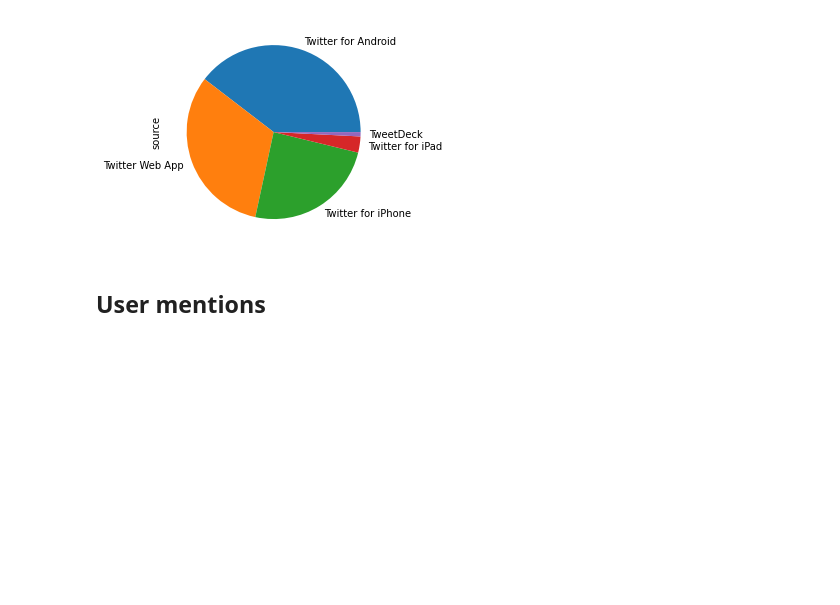
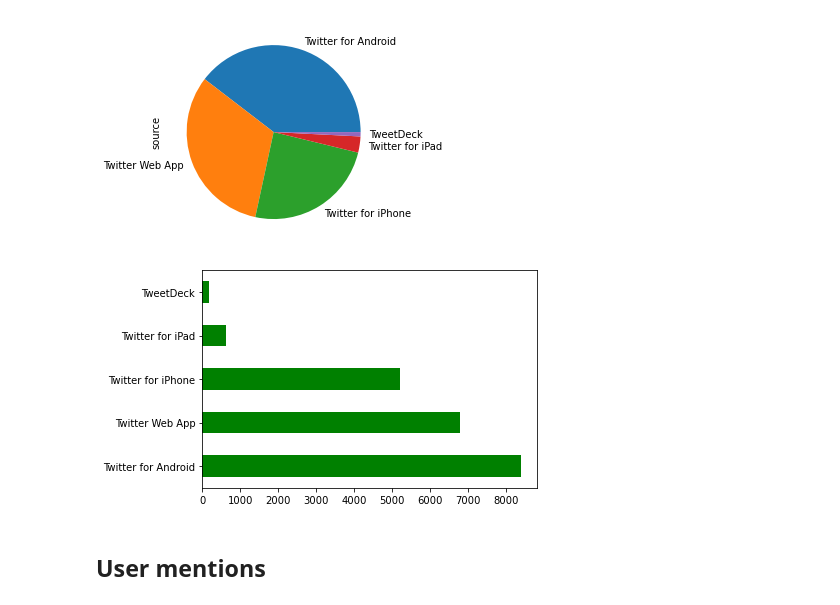
Before and after one commit to zelalemshiferaw/Twitter-Data-Analysis, a Jupyter notebook: Notebooks/data_preprocessing_and_data_exploration.ipynb, the cells around one changed output. Cells and saved outputs as stored; diff of their text form; code cells hidden in the pictures; blank space fills up the shorter version.

```diff
--- a/Notebooks/data_preprocessing_and_data_exploration.ipynb
+++ b/Notebooks/data_preprocessing_and_data_exploration.ipynb
@@ -354,6 +364,10 @@ Name: source, Length: 240, dtype: int64
 tweets_df["source"].value_counts().head().plot(kind="pie");
 # %% [output]
 [figure]
+# %%
+tweets_df["source"].value_counts().head().plot(kind="barh",color="green");
+# %% [output]
+[figure, added]
 # %% [markdown]
 ## User mentions
 # %%
```
Also changed, not shown: parts of 5 cells of this notebook.
